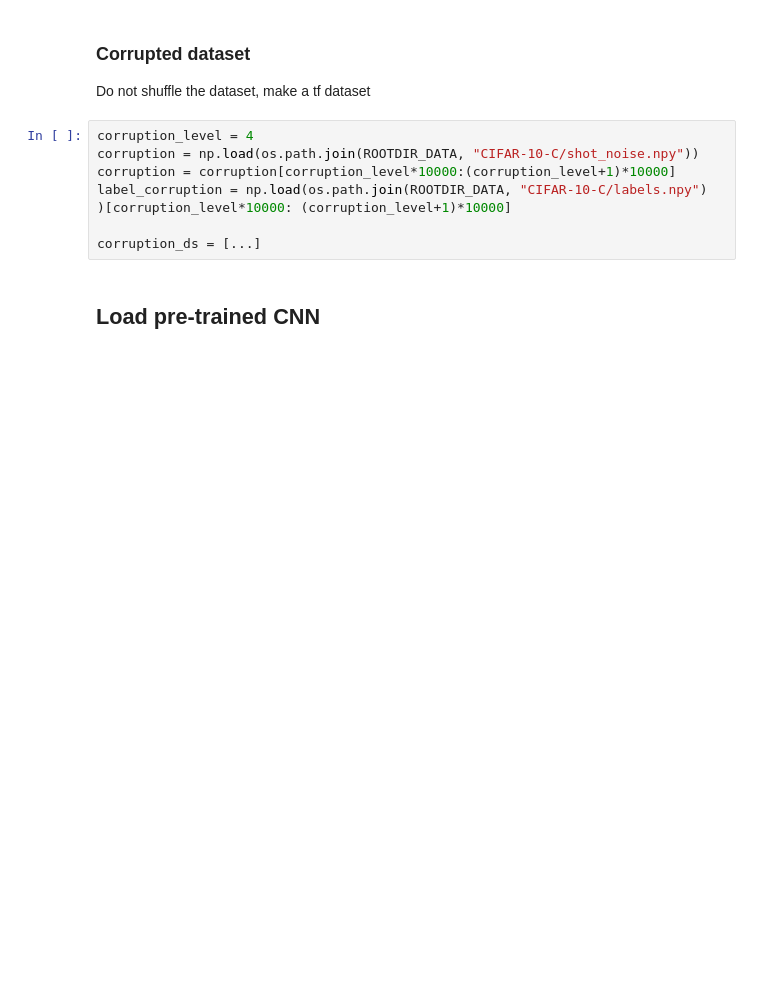
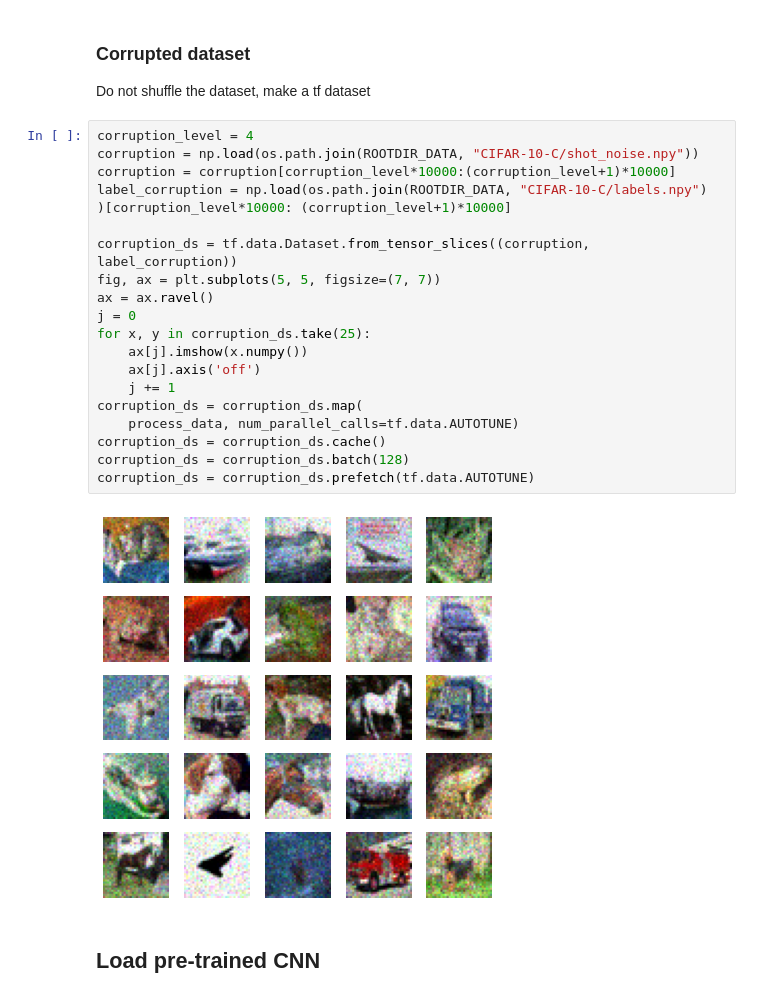
Before and after one commit to giuseppesalvi/MLinA-Selective-Classification, a Jupyter notebook: MLinA_Selective_classification.ipynb, the cells around one changed output. Saved outputs shown, nothing was run; the diff lists cells and outputs as text; blank space fills up the shorter version.

```diff
--- a/MLinA_Selective_classification.ipynb
+++ b/MLinA_Selective_classification.ipynb
@@ -41,11 +62,25 @@ Do not shuffle the dataset, make a tf dataset
 # %%
 corruption_level = 4
 corruption = np.load(os.path.join(ROOTDIR_DATA, "CIFAR-10-C/shot_noise.npy"))
 corruption = corruption[corruption_level*10000:(corruption_level+1)*10000]
 label_corruption = np.load(os.path.join(ROOTDIR_DATA, "CIFAR-10-C/labels.npy")
 )[corruption_level*10000: (corruption_level+1)*10000]
 
-corruption_ds = [...]
+corruption_ds = tf.data.Dataset.from_tensor_slices((corruption, label_corruption))
+fig, ax = plt.subplots(5, 5, figsize=(7, 7))
+ax = ax.ravel()
+j = 0
+for x, y in corruption_ds.take(25):
+    ax[j].imshow(x.numpy())
+    ax[j].axis('off')
+    j += 1
+corruption_ds = corruption_ds.map(
+    process_data, num_parallel_calls=tf.data.AUTOTUNE)
+corruption_ds = corruption_ds.cache()
+corruption_ds = corruption_ds.batch(128)
+corruption_ds = corruption_ds.prefetch(tf.data.AUTOTUNE)
+# %% [output]
+[figure, added]
 # %% [markdown]
 ## Load pre-trained CNN
 # %%
```
Also changed, not shown: parts of 10 cells of this notebook.
